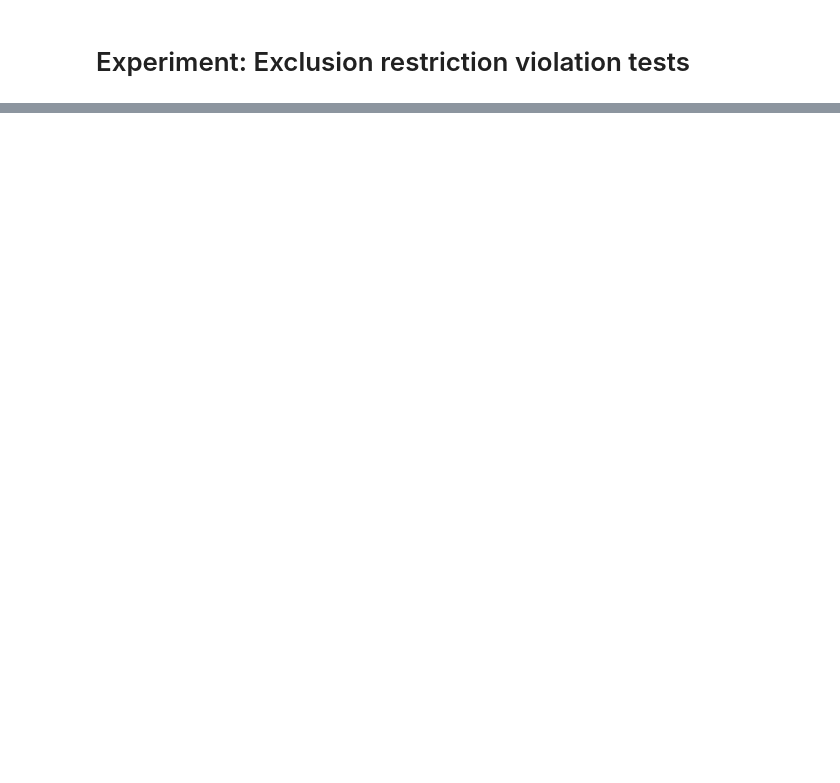
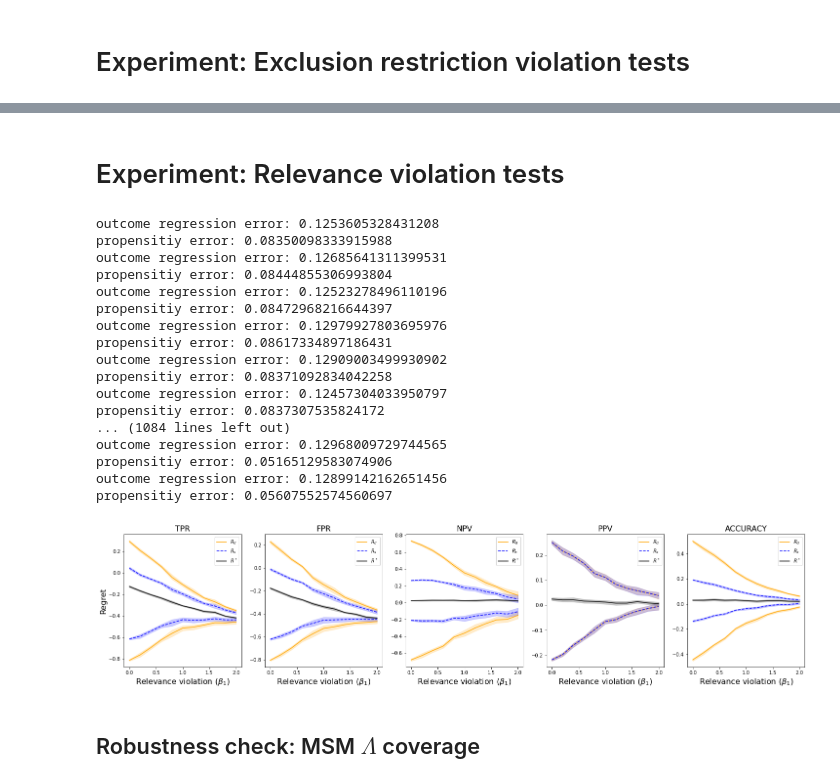
Before and after one commit to lguerdan/policy_comparison_under_confounding, a Jupyter notebook: synthetic_experiments_v2.ipynb, the cells around one changed output, grey strips where cells are left out. Cells and saved outputs as stored; diff of their text form; code cells hidden in the pictures; blank space fills up the shorter version.

```diff
--- a/synthetic_experiments_v2.ipynb
+++ b/synthetic_experiments_v2.ipynb
@@ -374,0 +245,47 @@ axes[0].legend(fontsize=14)
+# %% [markdown]
+# Experiment: Relevance violation tests
+# %%
+lambdas = np.arange(1, 2.6, .1)
+Dx, Du = 5, 2
+nD = Dx+Du
+
+dgp = {
+    'N': 5000,
+    'Dx': Dx,
+    'Du': Du,
+    'nz': 10,                # Number of finite pre-treatment values
+    'beta_zy': 0,            # Z -> Y loading (=0 ==> exclusion restriction is satisfied)
+    'e1_coeffs': 4*np.random.rand(nD) - 2,
+    'z_coeffs':  4*np.random.rand(nD) - 2,
+    'mu1_coeffs': 4*np.random.rand(nD) - 1,
+    'mu0_coeffs': 4*np.random.rand(nD) - 2,
+    'lambda': 1.5,
+    'lambda_star': 1.7,
+    'id_assumption': 'IV'
+}
+
+iv_dgp = set_dgp_config(dgp, 'IV')
+beta_zd = [0, .2, .4, 0.6, 0.8, 1, 1.2, 1.4, 1.6, 1.8, 2]
+brdf = experiments.relevance_sensitivity_experiment(iv_dgp, beta_zd, n_sims=10)
+plots.plot_relevance_sensitivity(brdf)
+# %% [output]
+outcome regression error: 0.1253605328431208
+propensitiy error: 0.08350098333915988
+outcome regression error: 0.12685641311399531
+propensitiy error: 0.08444855306993804
+outcome regression error: 0.12523278496110196
+propensitiy error: 0.08472968216644397
+outcome regression error: 0.12979927803695976
+propensitiy error: 0.08617334897186431
+outcome regression error: 0.12909003499930902
+propensitiy error: 0.08371092834042258
+outcome regression error: 0.12457304033950797
+propensitiy error: 0.0837307535824172
+... (1084 lines left out)
+outcome regression error: 0.12968009729744565
+propensitiy error: 0.05165129583074906
+outcome regression error: 0.12899142162651456
+propensitiy error: 0.05607552574560697
+[figure, added]
+# %% [markdown]
+## Robustness check: MSM $\Lambda$ coverage
```
Also changed, not shown: parts of 15 cells of this notebook, 4 other files.
